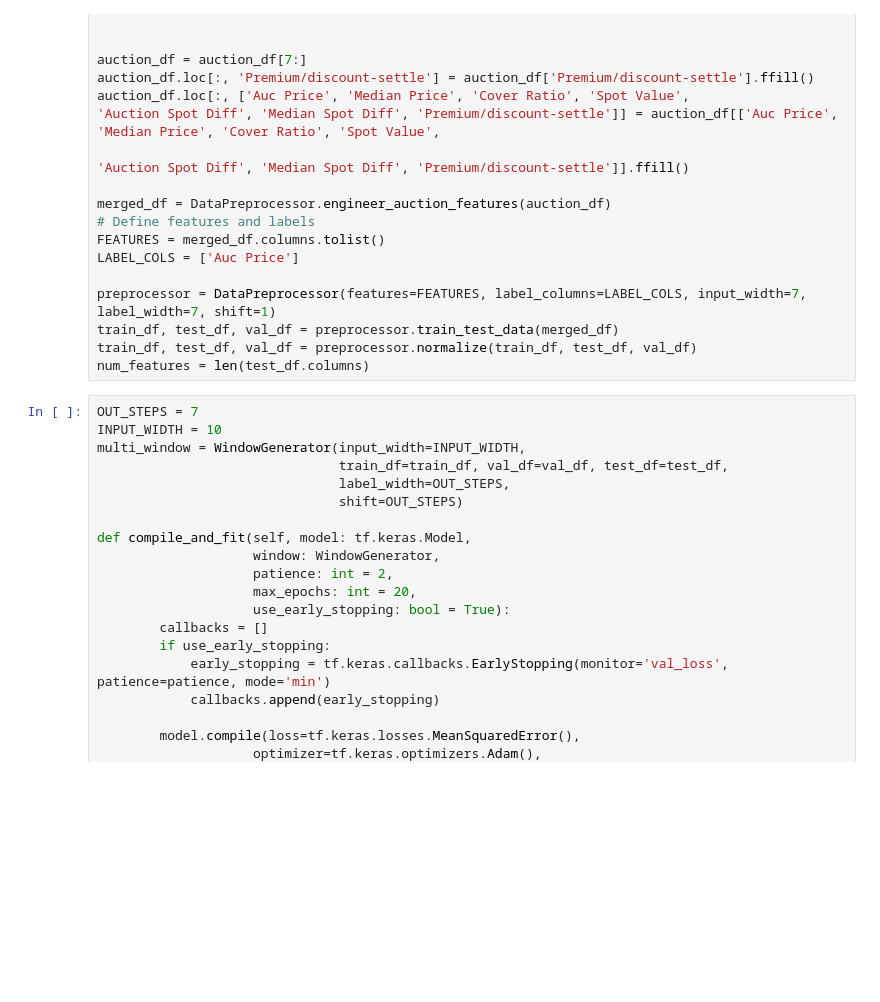
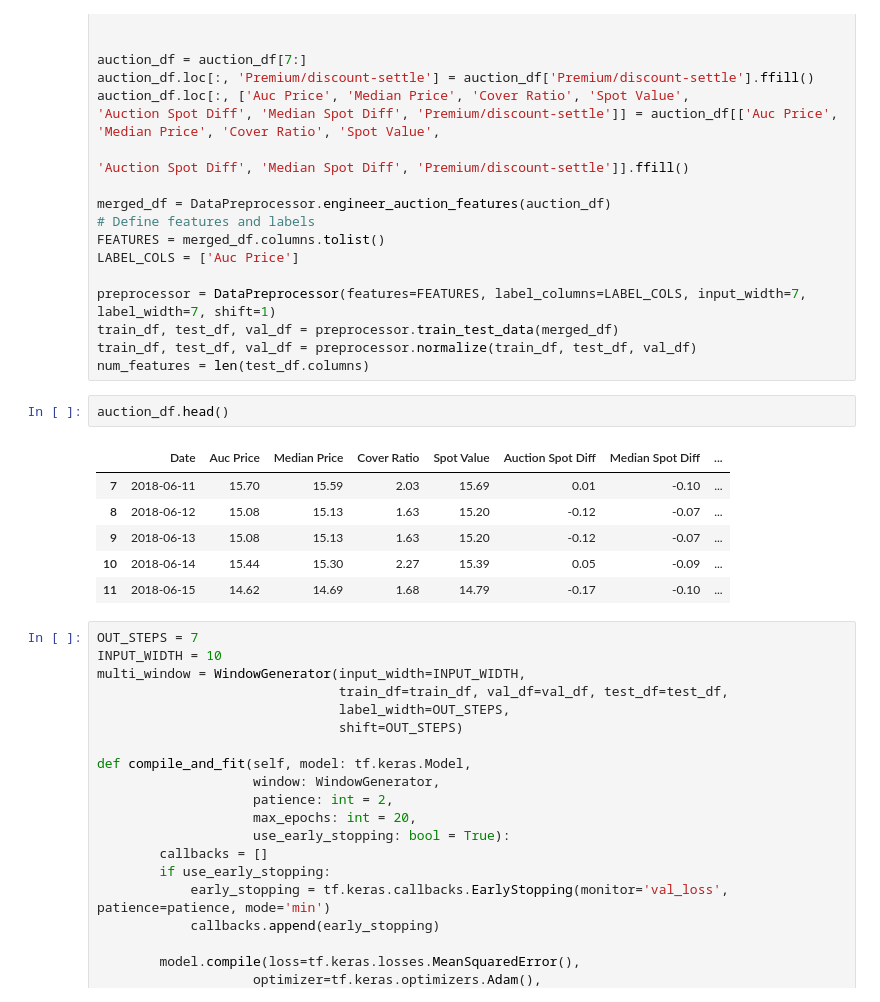
Before and after one commit to wyne1/carbon-market-forecasting, a Jupyter notebook: finalNotebook.ipynb, the cells around one changed output. Saved outputs shown, nothing was run; the diff lists cells and outputs as text; blank space fills up the shorter version.

```diff
--- a/finalNotebook.ipynb
+++ b/finalNotebook.ipynb
@@ -58,6 +55,15 @@ preprocessor = DataPreprocessor(features=FEATURES, label_columns=LABEL_COLS, inp
 train_df, test_df, val_df = preprocessor.train_test_data(merged_df)
 train_df, test_df, val_df = preprocessor.normalize(train_df, test_df, val_df)
 num_features = len(test_df.columns)
+# %%
+auction_df.head()
+# %% [output]
+|  | Date | Auc Price | Median Price | Cover Ratio | Spot Value | Auction Spot Diff | Median Spot Diff | ... |
+| 7 | 2018-06-11 | 15.70 | 15.59 | 2.03 | 15.69 | 0.01 | -0.10 | ... |
+| 8 | 2018-06-12 | 15.08 | 15.13 | 1.63 | 15.20 | -0.12 | -0.07 | ... |
+| 9 | 2018-06-13 | 15.08 | 15.13 | 1.63 | 15.20 | -0.12 | -0.07 | ... |
+| 10 | 2018-06-14 | 15.44 | 15.30 | 2.27 | 15.39 | 0.05 | -0.09 | ... |
+| 11 | 2018-06-15 | 14.62 | 14.69 | 1.68 | 14.79 | -0.17 | -0.10 | ... |
 # %%
 OUT_STEPS = 7
 INPUT_WIDTH = 10
```
Also changed, not shown: parts of 1 cell of this notebook.
